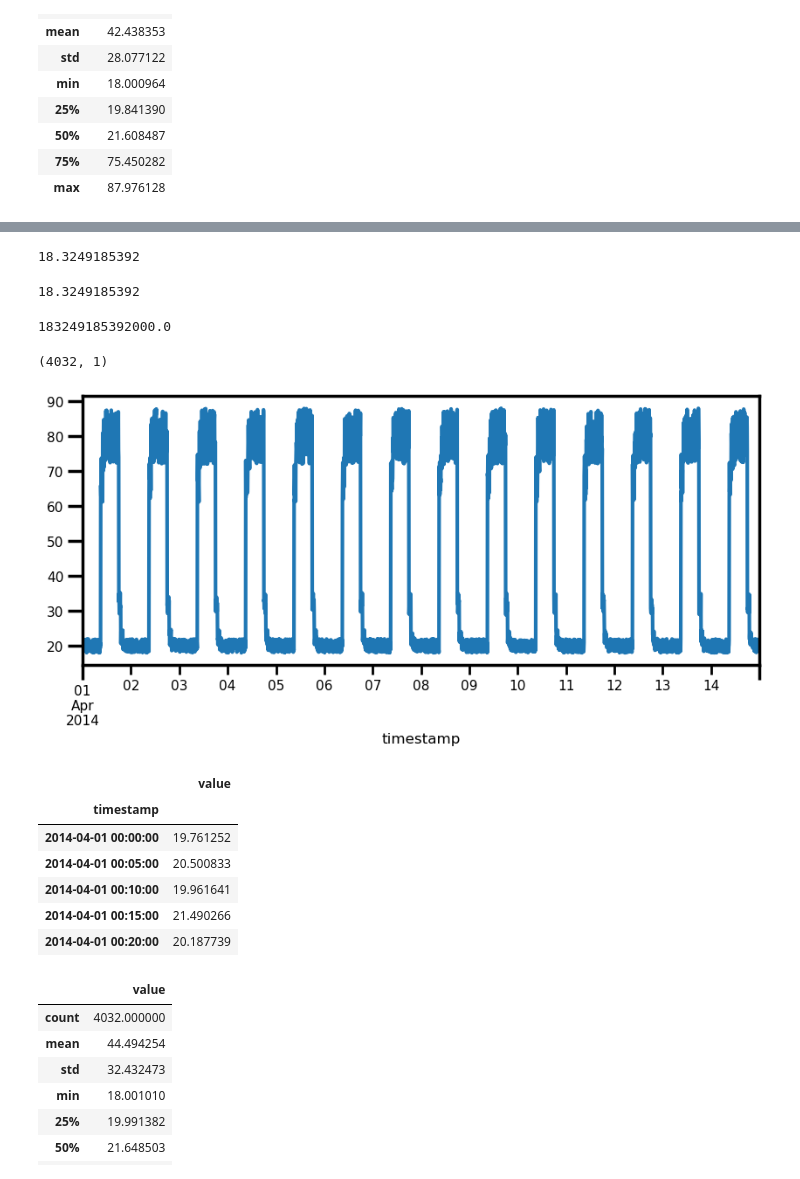
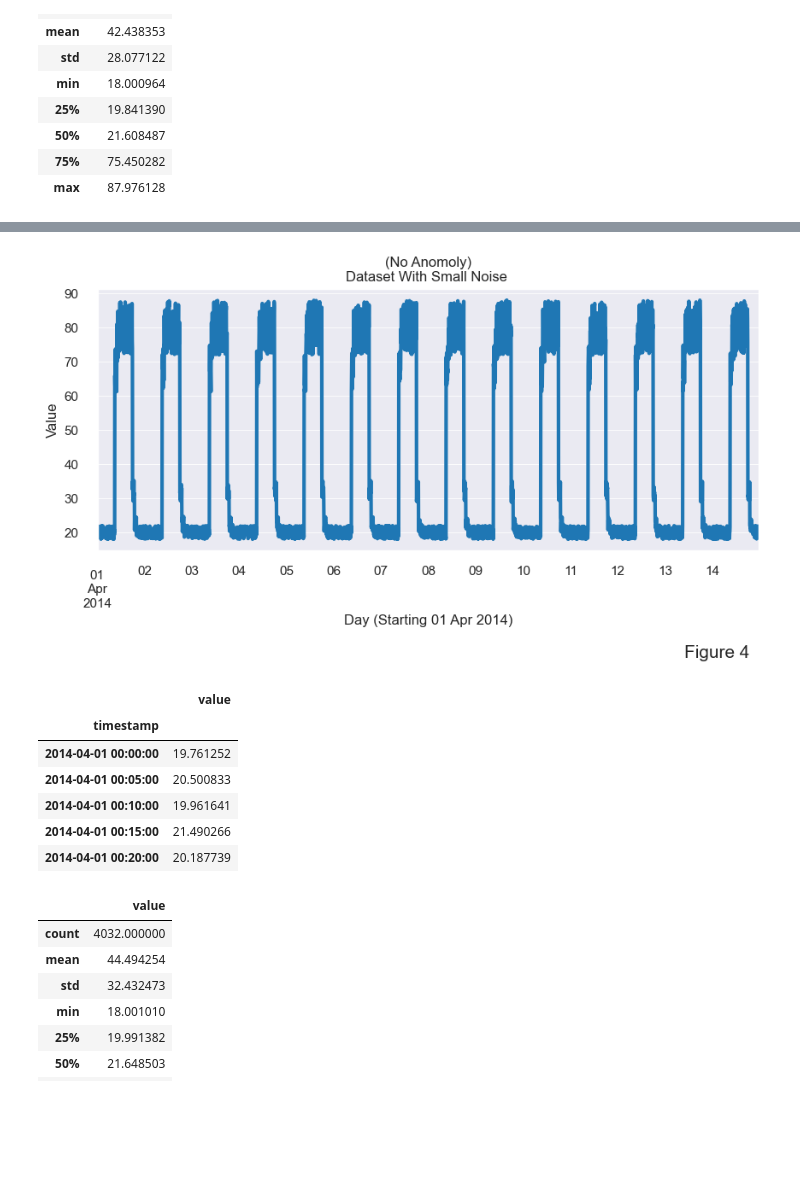
Before and after one commit to CiaranMoran27/machstat-assessment, a Jupyter notebook: time_series_anomaly_detection.ipynb, the cells around one changed output, grey strips where cells are left out. Drawn from its saved outputs; the diff is of its cells as text; code cells hidden in the pictures; blank space fills up the shorter version.

```diff
--- a/time_series_anomaly_detection.ipynb
+++ b/time_series_anomaly_detection.ipynb
@@ -43,8 +43,9 @@ import pandas as pd
 # Neural networks.
 import tensorflow.keras as keras
 
-# Plotting
+# Plotting.
 import matplotlib.pyplot as plt
 import seaborn as sns
 sns.set_context("poster", font_scale = .5, rc={"grid.linewidth": 0.6})
+sns.set_style('darkgrid')
 # %%
@@ -226,43 +147,29 @@ Name: 2014-04-01 00:00:00, dtype: float64
-# %%
-#
-df_small_noise.iloc[0]['value']
-# %% [output]
-18.3249185392
-# %%
-#
-df_small_noise.iloc[0].values[0]
-# %% [output]
-18.3249185392
-# %%
-#
-df_small_noise.iloc[0].values[0] * 10e12
-# %% [output]
-183249185392000.0
-# %%
-#
-df_small_noise.shape
-# %% [output]
-(4032, 1)
 # %%
-#
+# create figure and single axes.
 fig, ax = plt.subplots(figsize=(10,4))
 
 # Use pandas to plot data frame.
-df_small_noise.plot(legend=False, ax=ax);
+df_small_noise.plot(legend=False, ax=ax)
+
+# format and label plot.
+ax.set_xlabel('Day (Starting 01 Apr 2014)')
+ax.set_ylabel('Value')
+ax.set_title("(No Anomoly)\nDataset With Small Noise ")
+plt.figtext(0.85, -0.2, 'Figure 4', horizontalalignment='center', fontsize=15);
 # %% [output]
-[figure, old version]
+[figure, new version]
 # %%
-#
+# # read anomaly file and with timestanp column as index.
 df_daily_jumpsup = pd.read_csv(with_anomaly_url, parse_dates=True, index_col="timestamp")
+
+# look at first 5 rows.
+df_daily_jumpsup.head()
+# %% [output]
+|  | value |
+| timestamp |  |
+| 2014-04-01 00:00:00 | 19.761252 |
+| 2014-04-01 00:05:00 | 20.500833 |
+| 2014-04-01 00:10:00 | 19.961641 |
+| 2014-04-01 00:15:00 | 21.490266 |
+| 2014-04-01 00:20:00 | 20.187739 |
-# %%
-#
-df_daily_jumpsup.head()
-# %% [output]
-|  | value |
-| timestamp |  |
-| 2014-04-01 00:00:00 | 19.761252 |
-| 2014-04-01 00:05:00 | 20.500833 |
-| 2014-04-01 00:10:00 | 19.961641 |
-| 2014-04-01 00:15:00 | 21.490266 |
-| 2014-04-01 00:20:00 | 20.187739 |
 # %%
```
Also changed, not shown: parts of 41 cells of this notebook.
